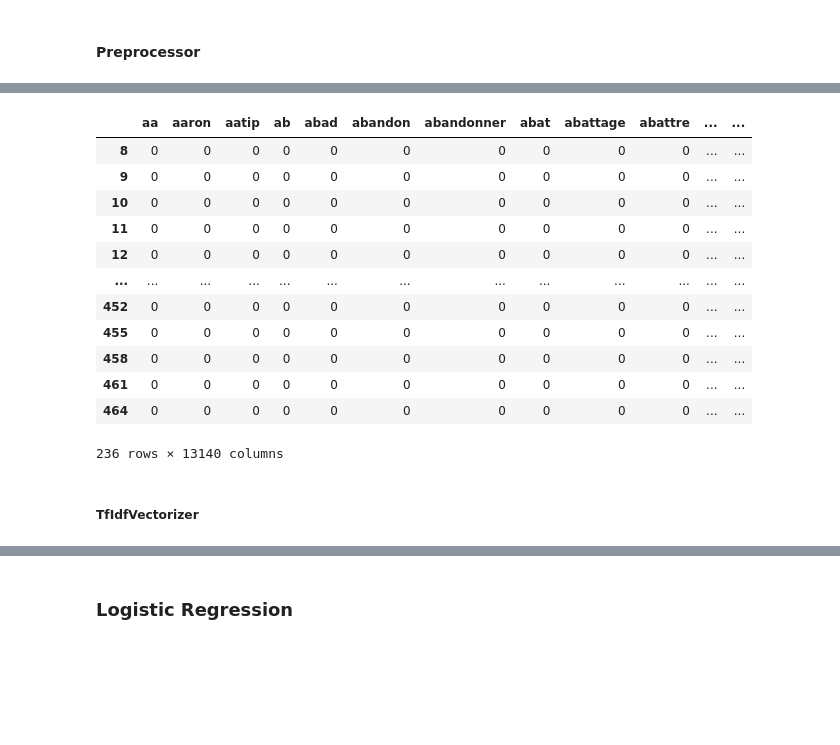
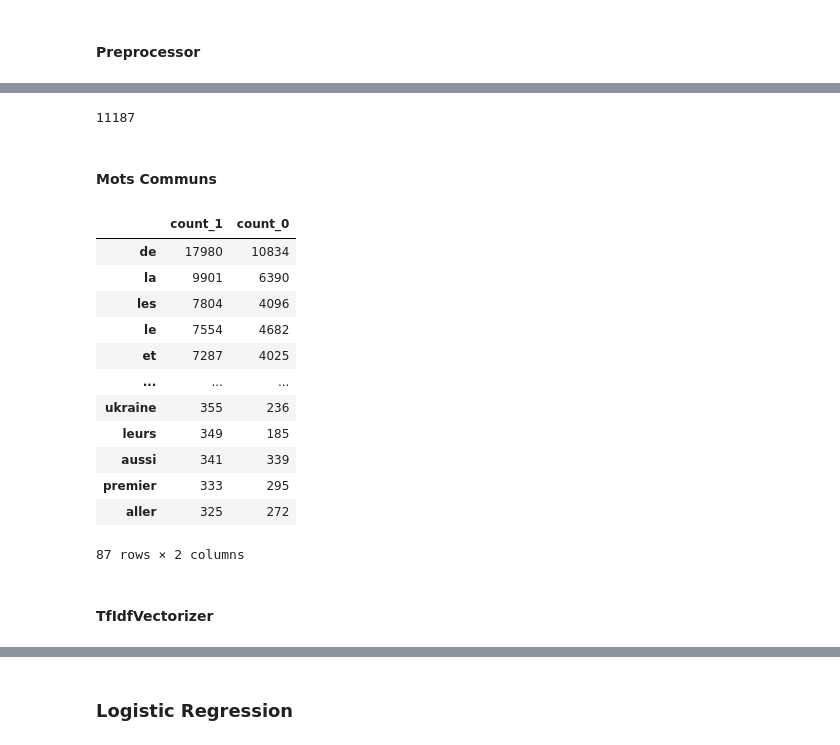
Before and after one commit to fmaine/notebooks, a Jupyter notebook: Experiences/221025-RecueilRegLog.ipynb, the cells around one changed output, grey strips where cells are left out. Cells and saved outputs as stored; diff of their text form; code cells hidden in the pictures; blank space fills up the shorter version.

```diff
--- a/Experiences/221025-RecueilRegLog.ipynb
+++ b/Experiences/221025-RecueilRegLog.ipynb
@@ -20,7 +20,7 @@ import seaborn as sns
 # %% [markdown]
 ### Chargement des données
 # %%
-recueil_filename = 'data/imports/221026-RecueilBrut.csv'
+recueil_filename = 'data/imports/221025-RecueilBrut.csv'
 # %%
 df_brut = pd.read_csv(recueil_filename)
 # %%
@@ -279,16 +275,31 @@ df_X = df_count[keep_words]
-# %%
-df_X[df_light['infox']==0]
-# %% [output]
-|  | aa | aaron | aatip | ab | abad | abandon | abandonner | abat | abattage | abattre | ... | ... |
-| 8 | 0 | 0 | 0 | 0 | 0 | 0 | 0 | 0 | 0 | 0 | ... | ... |
-| 9 | 0 | 0 | 0 | 0 | 0 | 0 | 0 | 0 | 0 | 0 | ... | ... |
-| 10 | 0 | 0 | 0 | 0 | 0 | 0 | 0 | 0 | 0 | 0 | ... | ... |
-| 11 | 0 | 0 | 0 | 0 | 0 | 0 | 0 | 0 | 0 | 0 | ... | ... |
-| 12 | 0 | 0 | 0 | 0 | 0 | 0 | 0 | 0 | 0 | 0 | ... | ... |
-| ... | ... | ... | ... | ... | ... | ... | ... | ... | ... | ... | ... | ... |
-| 452 | 0 | 0 | 0 | 0 | 0 | 0 | 0 | 0 | 0 | 0 | ... | ... |
-| 455 | 0 | 0 | 0 | 0 | 0 | 0 | 0 | 0 | 0 | 0 | ... | ... |
-| 458 | 0 | 0 | 0 | 0 | 0 | 0 | 0 | 0 | 0 | 0 | ... | ... |
-| 461 | 0 | 0 | 0 | 0 | 0 | 0 | 0 | 0 | 0 | 0 | ... | ... |
-| 464 | 0 | 0 | 0 | 0 | 0 | 0 | 0 | 0 | 0 | 0 | ... | ... |
-236 rows × 13140 columns
+# %%
+rare_words = list(df_count_sum[df_count_sum['count']<=occ_rares].index)
+len(rare_words)
+# %% [output]
+11187
+# %% [markdown]
+#### Mots Communs
+# %%
+df_words_0 = pd.DataFrame(df_count[df_light['infox']==0].sum(),columns=['count_0']).sort_values('count_0',ascending=False)
+df_words_1 = pd.DataFrame(df_count[df_light['infox']==1].sum(),columns=['count_1']).sort_values('count_1',ascending=False)
+# %%
+common_size = 100
+df_words_1 = df_words_1.head(common_size)
+df_words_0 = df_words_0.head(common_size)
+# %%
+df_common = pd.merge(df_words_1,df_words_0,right_index=True,left_index=True)
+df_common
+# %% [output]
+|  | count_1 | count_0 |
+| de | 17980 | 10834 |
+| la | 9901 | 6390 |
+| les | 7804 | 4096 |
+| le | 7554 | 4682 |
+| et | 7287 | 4025 |
+| ... | ... | ... |
+| ukraine | 355 | 236 |
+| leurs | 349 | 185 |
+| aussi | 341 | 339 |
+| premier | 333 | 295 |
+| aller | 325 | 272 |
+87 rows × 2 columns
@@ -295,5 +310,5 @@ df_X[df_light['infox']==0]
 # %% [markdown]
-##### TfIdfVectorizer
+#### TfIdfVectorizer
 # %%
 from sklearn.feature_extraction.text import TfidfVectorizer
 # %%
```
Also changed, not shown: parts of 39 cells of this notebook, 2 other files.
